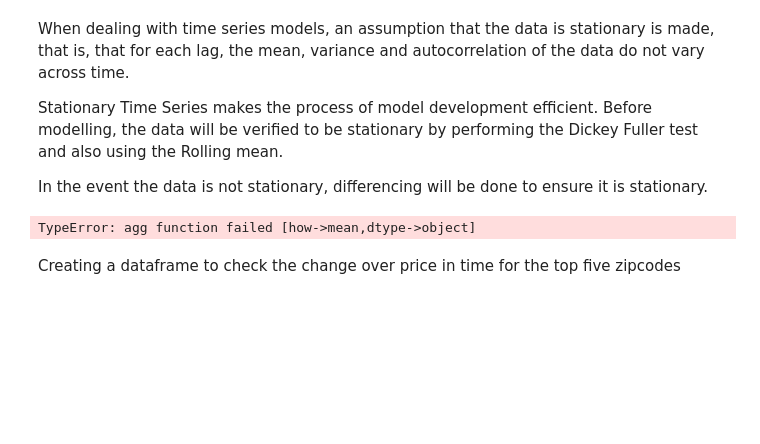
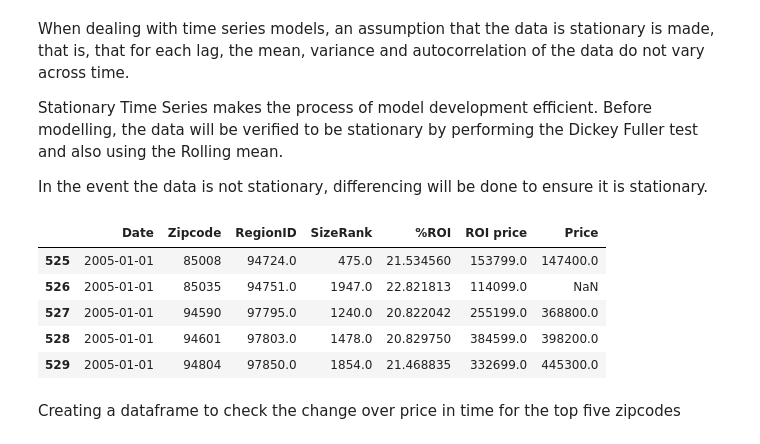
Before and after one commit to paulmwangi/Phase-4-Group-Project, a Jupyter notebook: index.ipynb, the cells around one changed output. Cells and saved outputs as stored; diff of their text form; code cells hidden in the pictures; blank space fills up the shorter version.

```diff
--- a/index.ipynb
+++ b/index.ipynb
@@ -458,17 +454,30 @@ Stationary Time Series makes the process of model development efficient. Before
 
 In the event the data is not stationary, differencing will be done to ensure it is stationary.
 # %%
-# Filter data for the top 5 zipcodes based on %ROI
+# Filter data for the top 5 zip codes based on %ROI
 zipcode = data.sort_values('%ROI', ascending=False)['Zipcode'].unique()[:5]
 top_5 = data[data['Zipcode'].isin(zipcode)]
 
-# Group data by date and zipcode, and calculate the mean price for each group and selecting from 2012
-grouped_5 = top_5.groupby(['Date', 'Zipcode']).mean().reset_index()
-final_df = grouped_5[grouped_5.Date >= "2005-01-01"]
+# Convert the 'Date' column to datetime format
+top_5['Date'] = pd.to_datetime(top_5['Date'])
+
+# Select only numeric columns for aggregation
+numeric_columns = top_5.select_dtypes(include=[np.number]).columns
+
+# Group data by date and zipcode, and calculate the mean for each group
+grouped_5 = top_5.groupby(['Date', 'Zipcode'])[numeric_columns].mean().reset_index()
+
+# Filter the grouped data to include only dates from "2005-01-01" onwards
+final_df = grouped_5[grouped_5['Date'] >= "2005-01-01"]
 
 final_df.head()
 # %% [output]
-TypeError: agg function failed [how->mean,dtype->object]
+|  | Date | Zipcode | RegionID | SizeRank | %ROI | ROI price | Price |
+| 525 | 2005-01-01 | 85008 | 94724.0 | 475.0 | 21.534560 | 153799.0 | 147400.0 |
+| 526 | 2005-01-01 | 85035 | 94751.0 | 1947.0 | 22.821813 | 114099.0 | NaN |
+| 527 | 2005-01-01 | 94590 | 97795.0 | 1240.0 | 20.822042 | 255199.0 | 368800.0 |
+| 528 | 2005-01-01 | 94601 | 97803.0 | 1478.0 | 20.829750 | 384599.0 | 398200.0 |
+| 529 | 2005-01-01 | 94804 | 97850.0 | 1854.0 | 21.468835 | 332699.0 | 445300.0 |
 # %% [markdown]
 Creating a dataframe to check the change over price in time for the top five zipcodes
 # %%
```
Also changed, not shown: parts of 32 cells of this notebook.
